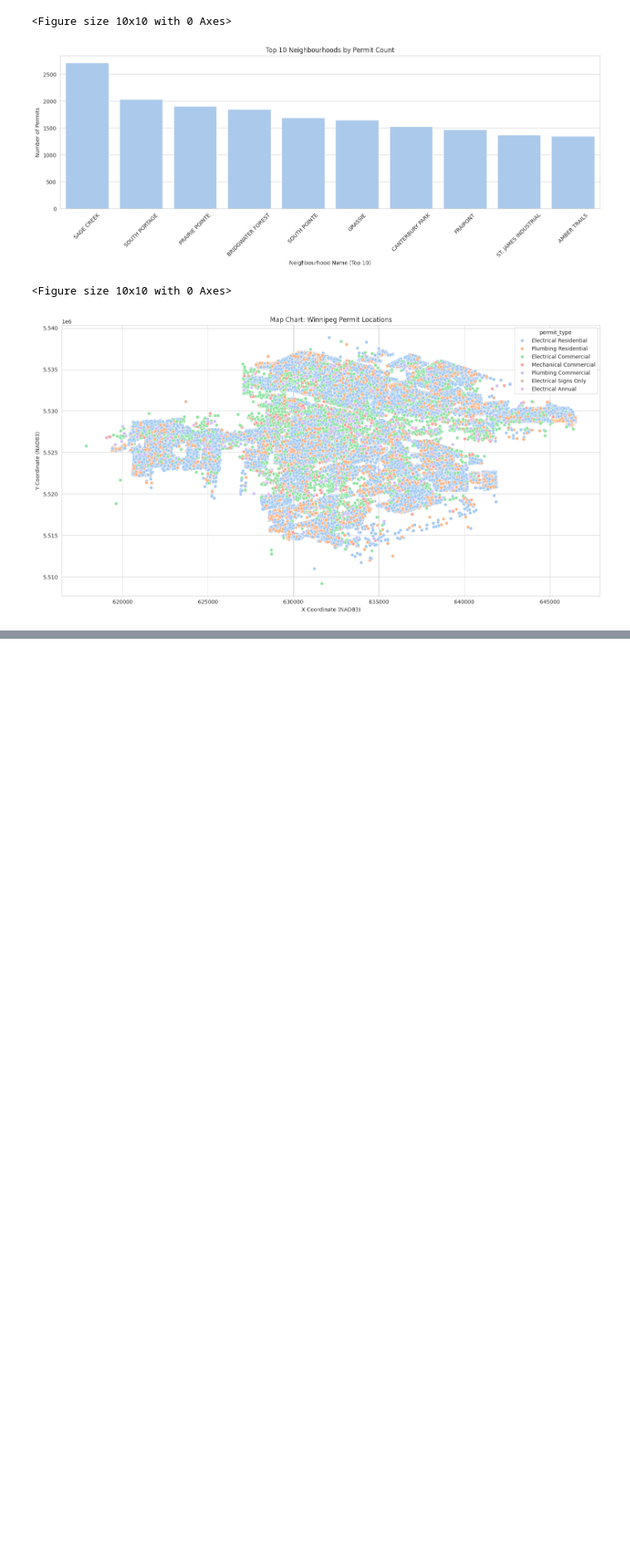
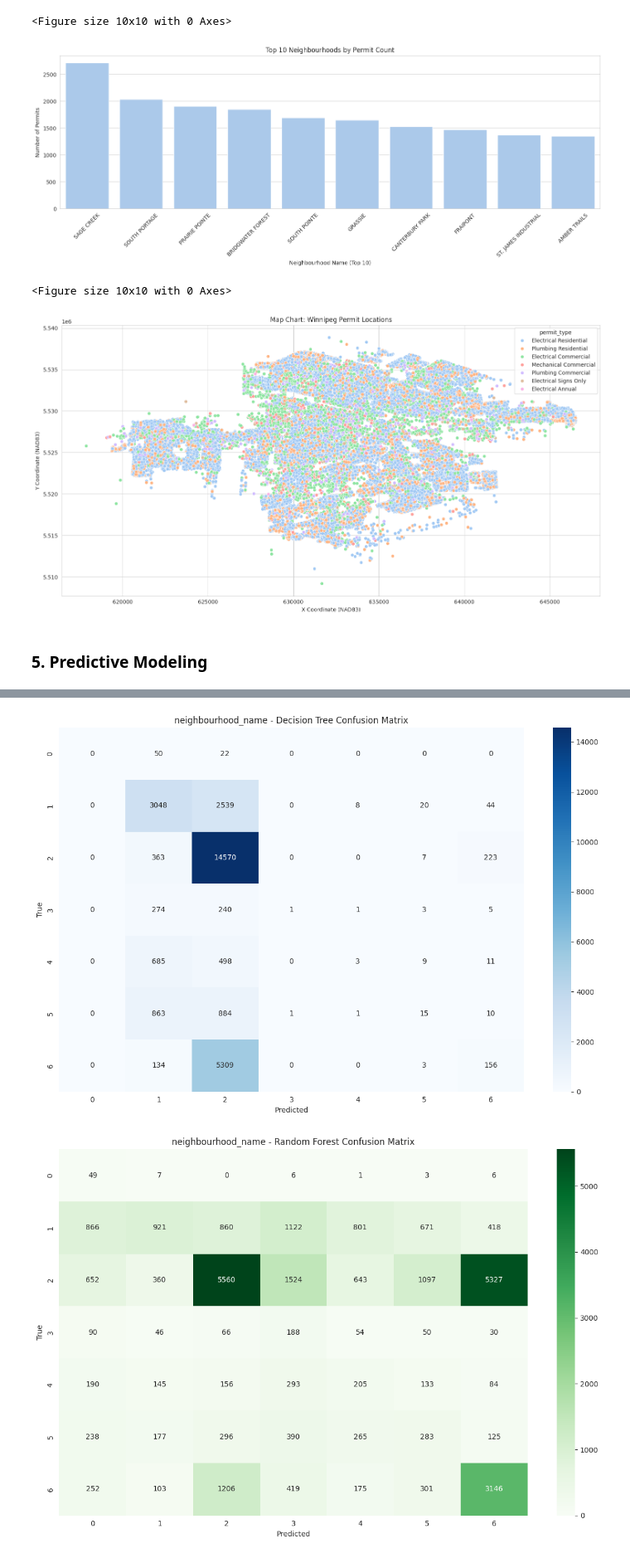
Before and after one commit to FVargasData/wpgPermits, a Jupyter notebook: Datathon2025.ipynb, the cells around one changed output, grey strips where cells are left out. Shown at 83% size. Saved outputs shown, nothing was run; the diff lists cells and outputs as text; code cells hidden in the pictures; blank space fills up the shorter version.

Commit message:
Evaluate the models and determine the best ones.

```diff
--- a/Datathon2025.ipynb
+++ b/Datathon2025.ipynb
@@ -266,3 +367,68 @@ explore_data(df_processed)
 [figure]
 <Figure size 10x10 with 0 Axes>
 [figure]
+# %% [markdown]
+### 5. Predictive Modeling
+# %%
+predictive_results = run_predictive_analysis(df_processed)
+logging.info("Predictive Analysis Results:")
+for group_field, result in predictive_results.items():
+    logging.info(f"\nGrouping by: {group_field}\n"
+                 f"DecisionTree Accuracy: {result['DecisionTree']['accuracy']:.3f}, F1-score: {result['DecisionTree']['f1']:.3f}, Recall: {result['DecisionTree']['recall']:.3f}\n"
+                 f"RandomForest Accuracy: {result['RandomForest']['accuracy']:.3f}, F1-score: {result['RandomForest']['f1']:.3f}, Recall: {result['RandomForest']['recall']:.3f}\n"
+                 f"Best Model: {result['BestModel']}\n")
+
+    # Print classification reports
+    print(f"\n{group_field} - Decision Tree Classification Report:\n{result['DecisionTree']['report']}")
+    print(f"\n{group_field} - Random Forest Classification Report:\n{result['RandomForest']['report']}")
+
+    # Graph confusion matrices
+    plt.figure(figsize=(12, 8)) #increased size.
+    sns.heatmap(result['DecisionTree']['confusion_matrix'], annot=True, fmt='d', cmap='Blues')
+    plt.title(f'{group_field} - Decision Tree Confusion Matrix')
+    plt.xlabel('Predicted')
+    plt.ylabel('True')
+    plt.tight_layout() #avoids overlapping.
+    plt.show()
+
+    plt.figure(figsize=(12, 8)) #increased size.
+    sns.heatmap(result['RandomForest']['confusion_matrix'], annot=True, fmt='d', cmap='Greens')
+    plt.title(f'{group_field} - Random Forest Confusion Matrix')
+    plt.xlabel('Predicted')
+    plt.ylabel('True')
+    plt.tight_layout() #avoids overlapping.
+    plt.show()
+
+    # Print best model information
+    best_model_name = result['BestModel']
+    print(f"\n{group_field} - Best Model: {best_model_name}")
+
+# Summary of Best Models and Why
+print("\nDetailed Summary of Best Models:")
+for group_field, result in predictive_results.items():
+    best_model_name = result['BestModel']
+    dt_f1 = result['DecisionTree']['f1']
+    rf_f1 = result['RandomForest']['f1']
+    dt_accuracy = result['DecisionTree']['accuracy']
+    rf_accuracy = result['RandomForest']['accuracy']
+    dt_recall = result['DecisionTree']['recall']
+    rf_recall = result['RandomForest']['recall']
+    dt_cm = result['DecisionTree']['confusion_matrix']
+    rf_cm = result['RandomForest']['confusion_matrix']
+
+    print(f"\nGrouping by: {group_field}")
+    print(f"  Best Model: {best_model_name}")
+    print(f"  Reason: Chosen based on a combined evaluation of F1-score, accuracy, and recall.")
+
+    print(f"  Decision Tree Metrics: Accuracy={dt_accuracy:.3f}, F1-score={dt_f1:.3f}, Recall={dt_recall:.3f}")
+    print(f"  Random Forest Metrics: Accuracy={rf_accuracy:.3f}, F1-score={rf_f1:.3f}, Recall={rf_recall:.3f}")
+
+    print(f"  Decision Tree Confusion Matrix:\n{dt_cm}")
+    print(f"  Random Forest Confusion Matrix:\n{rf_cm}")
+
+    #Detailed Explanation.
+    if best_model_name == 'DecisionTree':
+        print(f"  Detailed Explanation: For {group_field}, the Decision Tree model was selected because it outperformed the Random Forest model in a combined evaluation of F1-score, accuracy, and recall. Upon inspection of the confusion matrices, the Decision Tree model also showed a better distribution of correctly classified instances across all classes. This suggests that the Decision Tree model is better at capturing the underlying patterns in the data for this specific grouping, leading to more consistent and reliable predictions.")
+    else:
+        print(f"  Detailed Explanation: For {group_field}, the Random Forest model was selected because it outperformed the Decision Tree model in a combined evaluation of F1-score, accuracy, and recall. Even though the decision tree might have done a little better in one of the metrics, the Random Forest model was more consistent across all 3 metrics. Upon inspection of the confusion matrices, the Random Forest model showed a better distribution of correctly classified instances across most classes. This suggests that the Random Forest model is more robust and generalizes better to unseen data for this grouping.")
+# %% [output]
@@ -268,0 +452,2 @@ explore_data(df_processed)
+[figure, added]
+[figure, added]
```
Also changed, not shown: parts of 11 cells of this notebook.
